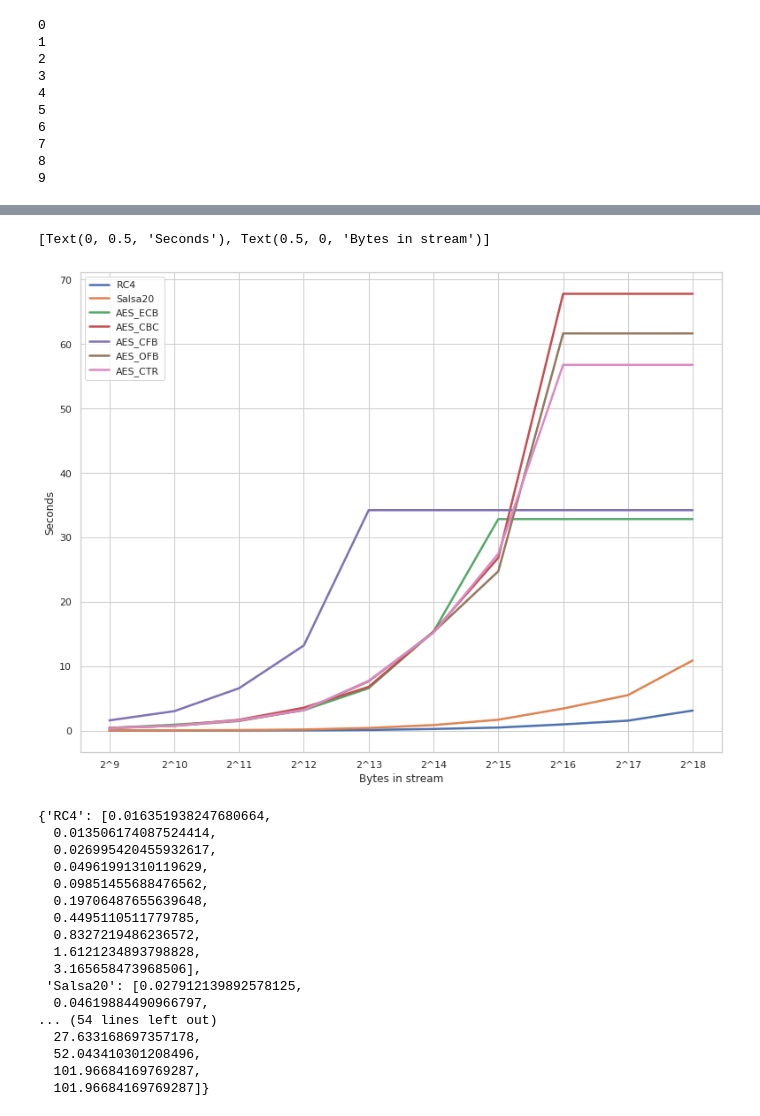
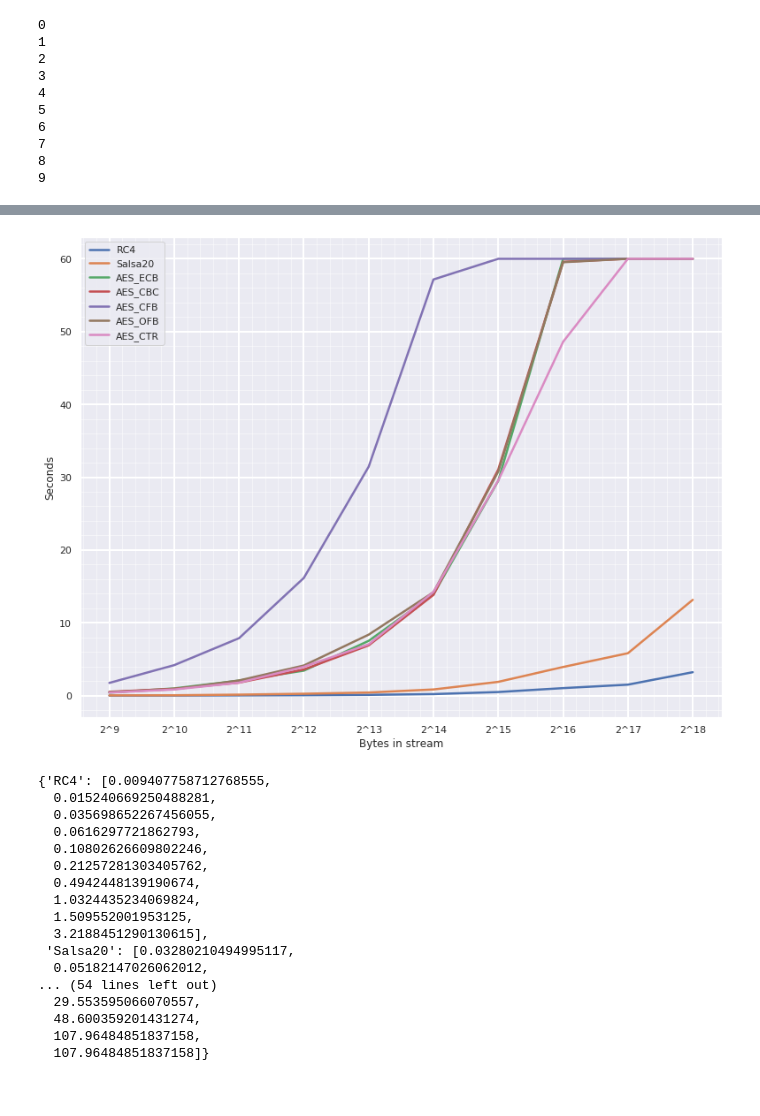
Before and after one commit to vlajnaya-mol/CryptoLab2, a Jupyter notebook: CryptoLab2.ipynb, the cells around one changed output, grey strips where cells are left out. Drawn from its saved outputs; the diff is of its cells as text; code cells hidden in the pictures.

Commit message:
improve visualization

```diff
--- a/CryptoLab2.ipynb
+++ b/CryptoLab2.ipynb
@@ -9,7 +9,7 @@ import matplotlib
 import matplotlib.pyplot as plt
 from tabulate import tabulate
 
-sns.set(style="whitegrid")
+sns.set(style="darkgrid")
 # %%
 %load_ext autoreload
 %autoreload 2
@@ -59,7 +56,7 @@ data = {"RC4": [], "Salsa20": [], "AES_ECB": [], "AES_CBC": [], "AES_CFB": [], "
 points = 10
 init_power = 9
 power_bytes = init_power
-upper_bound = 30
+upper_bound = 60
 rc4_s = salsa20_s = ecb_s = cbc_s = cfb_s = ofb_s = ctr_s = 0
 for i in range(points):
     print(i)
@@ -114,33 +111,39 @@ plt.rcParams["figure.figsize"] = (13,10)
 # %%
 for k in data:
-    y = data[k]
+    if k == "Data":
+        continue
+    y = np.array(data[k])
+    y[y > 60] = 60
     x = list(range(len(y)))
 
     ax = sns.lineplot(x=x, y=y, linewidth=2.5, label=k)
 
 plt.xticks(range(points))
 ax.set_xticklabels([f"2^{i}" for i in range(init_power, init_power + points)])
 ax.set(ylabel="Seconds", xlabel="Bytes in stream")
+ax.get_xaxis().set_minor_locator(matplotlib.ticker.AutoMinorLocator())
+ax.get_yaxis().set_minor_locator(matplotlib.ticker.AutoMinorLocator())
+ax.grid(b=True, which='major', color='w', linewidth=2.0)
+ax.grid(b=True, which='minor', color='w', linewidth=0.5)
 # %% [output]
-[Text(0, 0.5, 'Seconds'), Text(0.5, 0, 'Bytes in stream')]
-[figure, old version]
+[figure, new version]
 # %%
 data
 # %% [output]
-{'RC4': [0.016351938247680664,
-  0.013506174087524414,
-  0.026995420455932617,
-  0.04961991310119629,
-  0.09851455688476562,
-  0.19706487655639648,
-  0.4495110511779785,
-  0.8327219486236572,
-  1.6121234893798828,
-  3.165658473968506],
- 'Salsa20': [0.027912139892578125,
-  0.04619884490966797,
+{'RC4': [0.009407758712768555,
+  0.015240669250488281,
+  0.035698652267456055,
+  0.0616297721862793,
+  0.10802626609802246,
+  0.21257281303405762,
+  0.4942448139190674,
+  1.0324435234069824,
+  1.509552001953125,
+  3.2188451290130615],
+ 'Salsa20': [0.03280210494995117,
+  0.05182147026062012,
 ... (54 lines left out)
-  27.633168697357178,
-  52.043410301208496,
-  101.96684169769287,
-  101.96684169769287]}
+  29.553595066070557,
+  48.600359201431274,
+  107.96484851837158,
+  107.96484851837158]}
```
Also changed, not shown: parts of 12 cells of this notebook.
